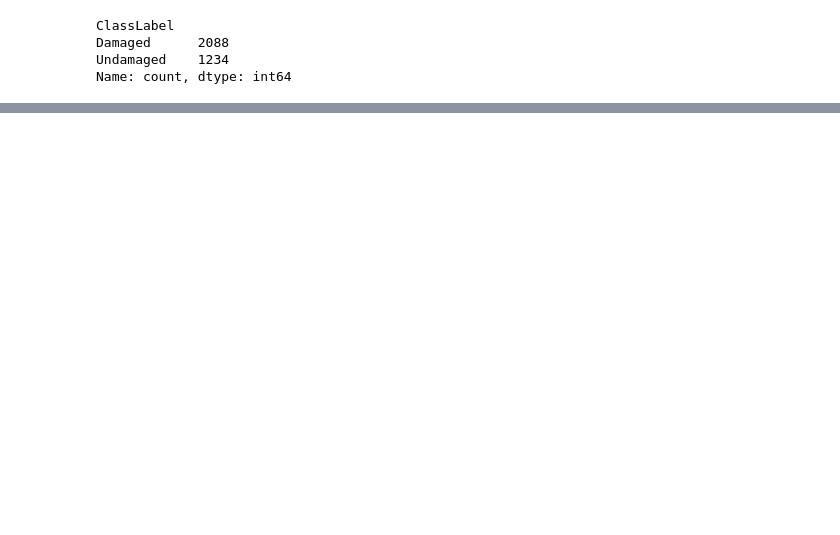
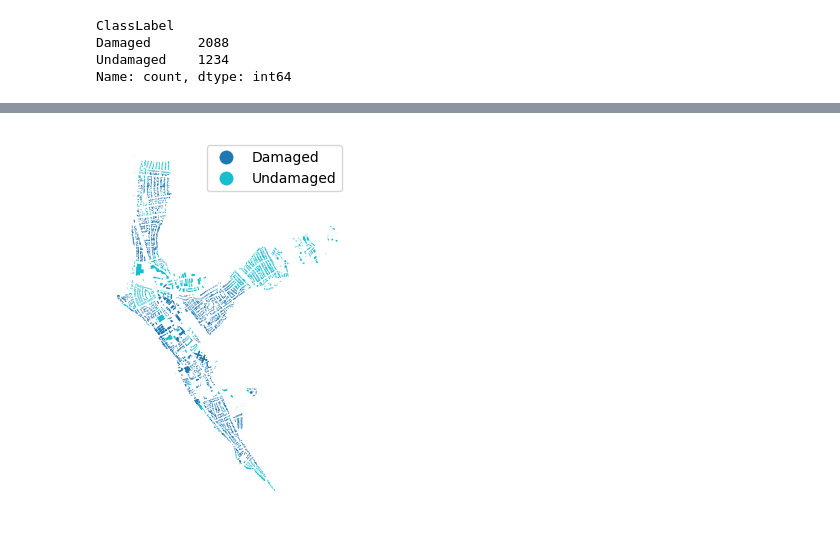
Before and after one commit to hwmWill/HawaiiFires, a Jupyter notebook: geoData.ipynb, the cells around one changed output, grey strips where cells are left out. Saved outputs shown, nothing was run; the diff lists cells and outputs as text; code cells hidden in the pictures; blank space fills up the shorter version.

```diff
--- a/geoData.ipynb
+++ b/geoData.ipynb
@@ -62,0 +55,6 @@ Right CRS: EPSG:4326
+# %%
+ax = gpd.sjoin(buildingDamage.to_crs(maui.crs), maui, predicate='intersects', how='left').plot(column='ClassLabel', legend=True)
+ax.set_axis_off()
+plt.show()
+# %% [output]
+[figure, added]
```
Also changed, not shown: parts of 22 cells of this notebook, 6 other files.
